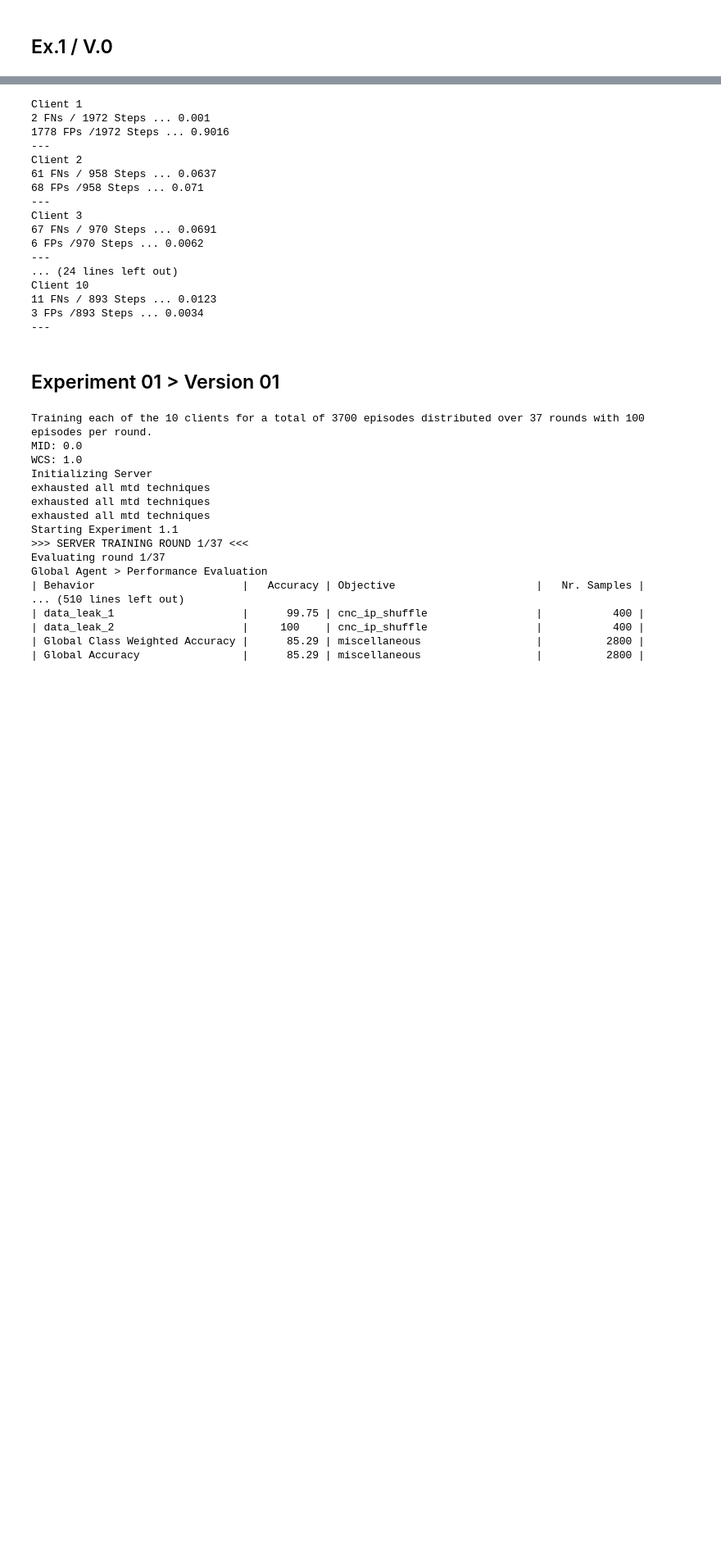
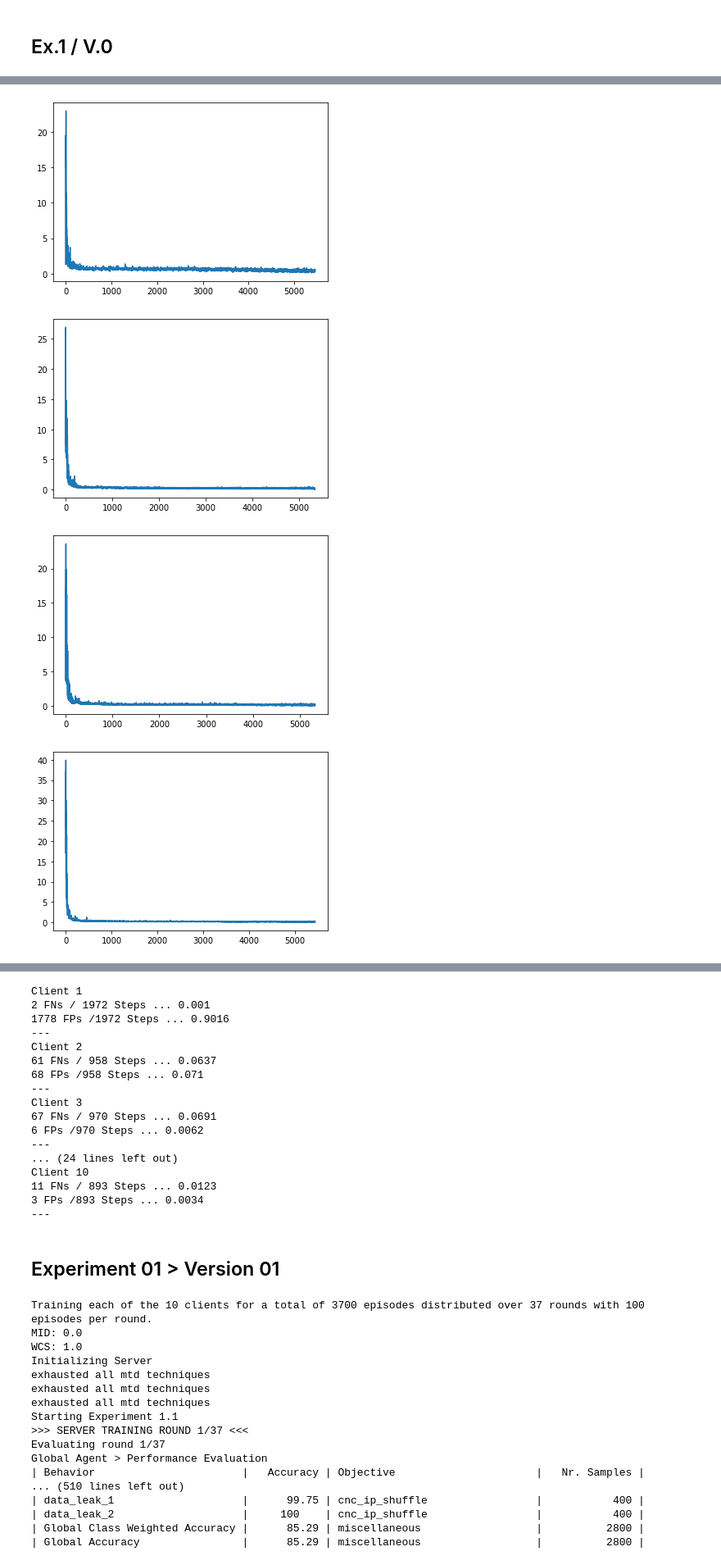
Before and after one commit to jan-kreischer/FedRL-for-IoT-Security, a Jupyter notebook: prototypes/prototype_02/experiment-01.ipynb, the cells around one changed output, grey strips where cells are left out. Shown at 82% size. Drawn from its saved outputs; the diff is of its cells as text; code cells hidden in the pictures; blank space fills up the shorter version.

```diff
--- a/prototypes/prototype_02/experiment-01.ipynb
+++ b/prototypes/prototype_02/experiment-01.ipynb
@@ -799,7 +692,13 @@ from time import time, time_ns
 
 class Client:
         # memory buffer is influenced by env.step -> resetting to previous action, which may result in unbalanced training
-    def __init__(self, client_id: int, agent: Agent, environment: SensorEnvironment, save_path="",  min_replay_size=100):
+    def __init__(self,
+                 client_id: int,
+                 agent: Agent,
+                 environment: SensorEnvironment,
+                 save_path="",
+                 min_replay_size=100
+                ):
         self.client_id = client_id
         self.agent = agent
         self.environment = environment
@@ -876,11 +775,16 @@ class Client:
                 episode_steps += 1
                 # update target network
                 step += 1
-                if step % t_update_freq == 0:
+                if self.nr_trained_episodes % t_update_freq == 0:
+                    #print(f"Updating target network after {self.nr_trained_episodes} episodes and {step} steps")
                     self.agent.update_target_network()
 
+            #if self.nr_trained_episodes % 500 == 0:
+            #    print(f"Agent {self.client_id} (epoch {self.nr_trained_episodes}): current lr {self.agent.online_net.optimizer.param_groups[0]['lr']}")
+            #self.agent.online_net.scheduler.step()
+
             self.episode_returns.append(episode_return / episode_steps)
-            self.eps_history.append(self.agent.epsilon)
+            self.eps_history.append(self.agent.eps)
             self.agent.epsilon_decay(self.nr_trained_episodes)
 
         self.end_time = time()
@@ -1524,0 +1922,9 @@ e1v1.execute(server, evaluations, 1)
+# %%
+for agent in agents:
+    plt.plot(list(range(len(agent.losses))), agent.losses)
+    plt.show()
+# %% [output]
+[figure, added]
+[figure, added]
+[figure, added]
+[figure, added]
```
Also changed, not shown: parts of 23 cells of this notebook.
